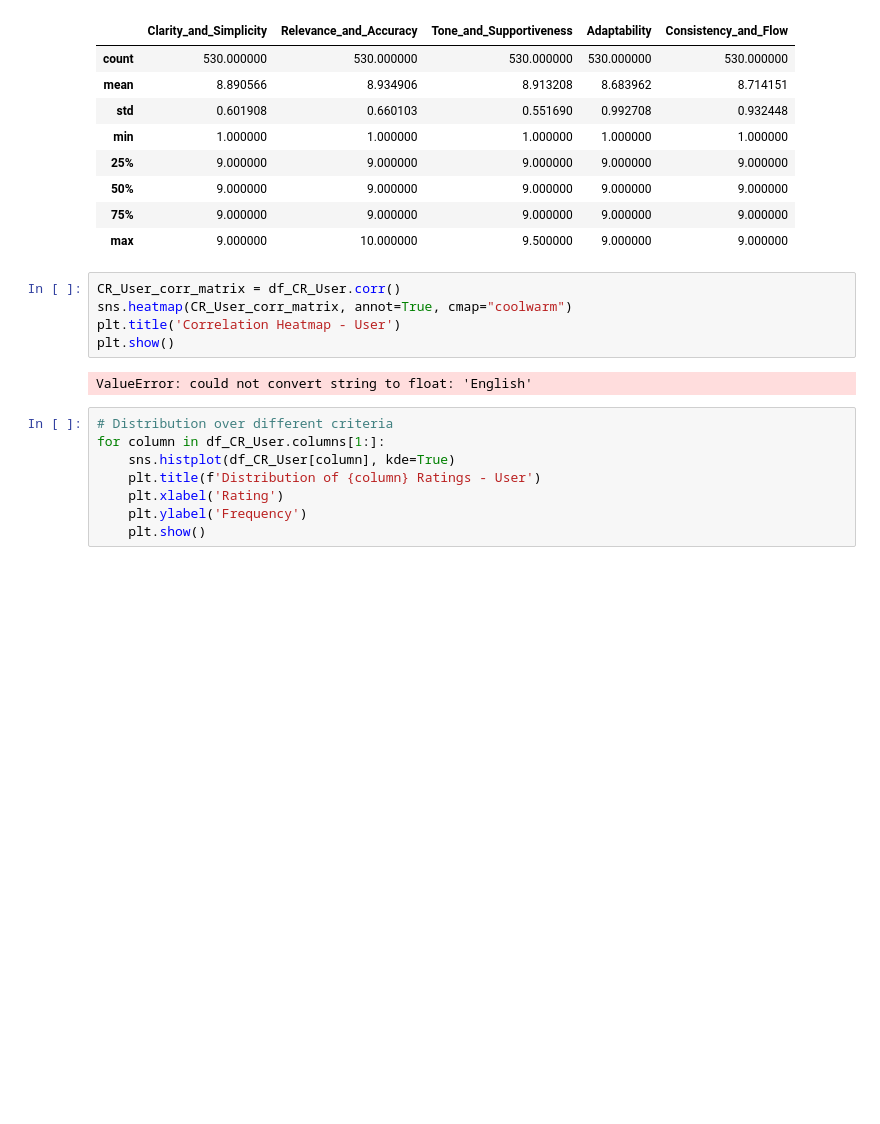
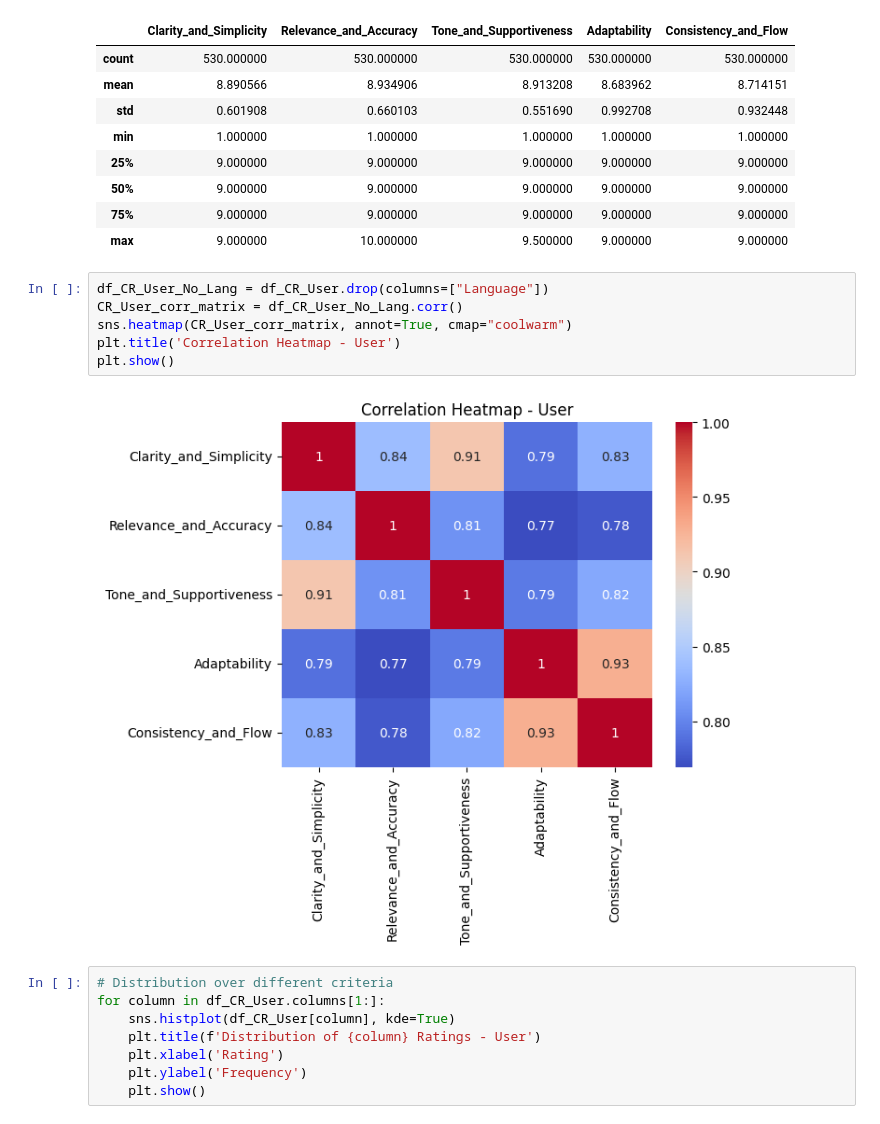
Before and after one commit to wisdom-okwen/chatbot_evaluation, a Jupyter notebook: analysis/analysis.ipynb, the cells around one changed output. Saved outputs shown, nothing was run; the diff lists cells and outputs as text; blank space fills up the shorter version.

Commit message:
Resolve error

```diff
--- a/analysis/analysis.ipynb
+++ b/analysis/analysis.ipynb
@@ -117,12 +115,13 @@ df_CR_User.describe()
 | 75% | 9.000000 | 9.000000 | 9.000000 | 9.000000 | 9.000000 |
 | max | 9.000000 | 10.000000 | 9.500000 | 9.000000 | 9.000000 |
 # %%
-CR_User_corr_matrix = df_CR_User.corr()
+df_CR_User_No_Lang = df_CR_User.drop(columns=["Language"])
+CR_User_corr_matrix = df_CR_User_No_Lang.corr()
 sns.heatmap(CR_User_corr_matrix, annot=True, cmap="coolwarm")
 plt.title('Correlation Heatmap - User')
 plt.show()
 # %% [output]
-ValueError: could not convert string to float: 'English'
+[figure, added]
 # %%
 # Distribution over different criteria
 for column in df_CR_User.columns[1:]:
```
Also changed, not shown: parts of 1 cell of this notebook.
